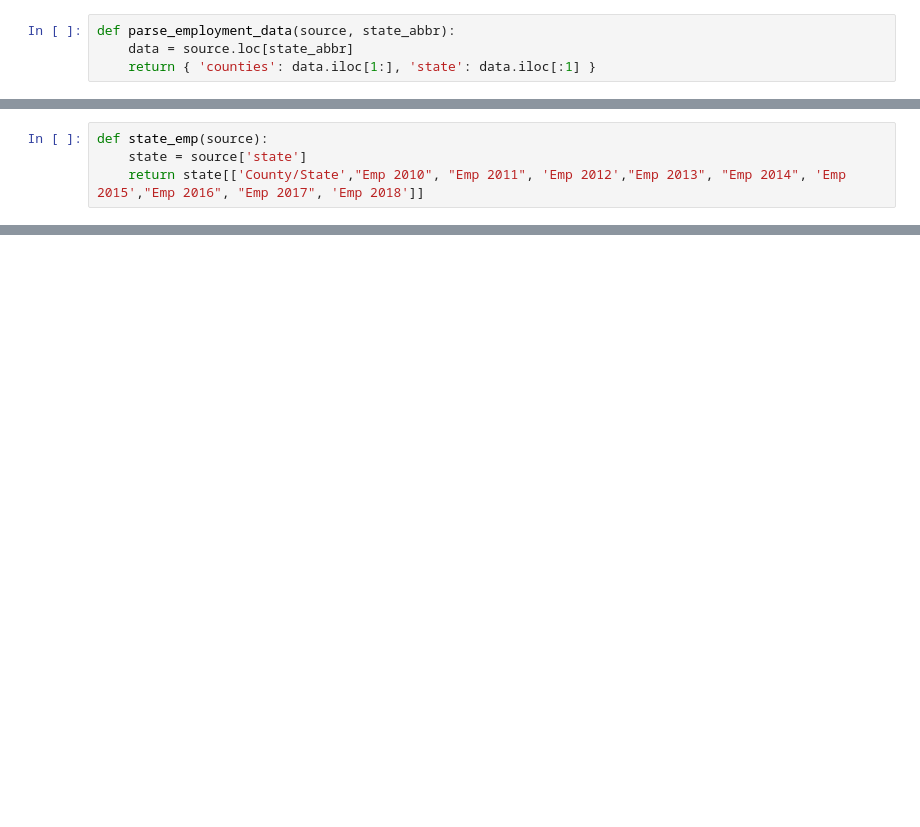
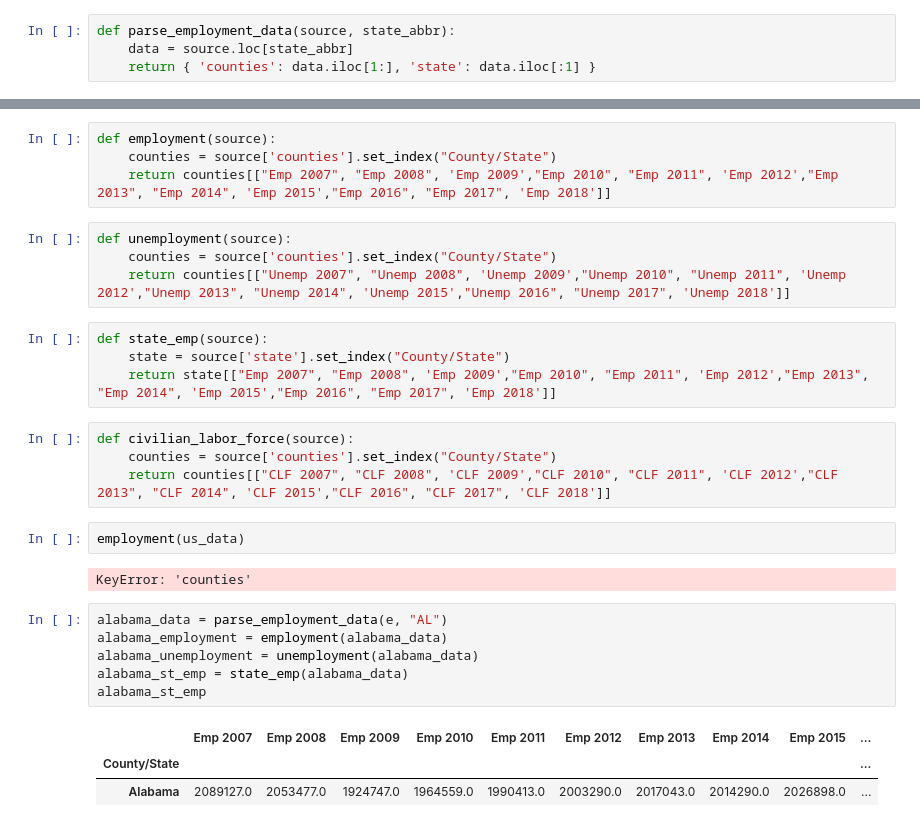
Before and after one commit to shawn-cavalieri/panic_at_the_desktop_project_1, a Jupyter notebook: jack_harvey.ipynb, the cells around one changed output, grey strips where cells are left out. Cells and saved outputs as stored; diff of their text form; blank space fills up the shorter version.

```diff
--- a/jack_harvey.ipynb
+++ b/jack_harvey.ipynb
@@ -64,4 +57,0 @@ def unemployment(source):
-# %%
-def state_emp(source):
-    state = source['state']
-    return state[['County/State',"Emp 2010", "Emp 2011", 'Emp 2012',"Emp 2013", "Emp 2014", 'Emp 2015',"Emp 2016", "Emp 2017", 'Emp 2018']]
@@ -324,0 +58,30 @@ wyoming_unemployment = unemployment(wyoming_data)
+# %%
+def employment(source):
+    counties = source['counties'].set_index("County/State")
+    return counties[["Emp 2007", "Emp 2008", 'Emp 2009',"Emp 2010", "Emp 2011", 'Emp 2012',"Emp 2013", "Emp 2014", 'Emp 2015',"Emp 2016", "Emp 2017", 'Emp 2018']]
+# %%
+def unemployment(source):
+    counties = source['counties'].set_index("County/State")
+    return counties[["Unemp 2007", "Unemp 2008", 'Unemp 2009',"Unemp 2010", "Unemp 2011", 'Unemp 2012',"Unemp 2013", "Unemp 2014", 'Unemp 2015',"Unemp 2016", "Unemp 2017", 'Unemp 2018']]
+# %%
+def state_emp(source):
+    state = source['state'].set_index("County/State")
+    return state[["Emp 2007", "Emp 2008", 'Emp 2009',"Emp 2010", "Emp 2011", 'Emp 2012',"Emp 2013", "Emp 2014", 'Emp 2015',"Emp 2016", "Emp 2017", 'Emp 2018']]
+# %%
+def civilian_labor_force(source):
+    counties = source['counties'].set_index("County/State")
+    return counties[["CLF 2007", "CLF 2008", 'CLF 2009',"CLF 2010", "CLF 2011", 'CLF 2012',"CLF 2013", "CLF 2014", 'CLF 2015',"CLF 2016", "CLF 2017", 'CLF 2018']]
+# %%
+employment(us_data)
+# %% [output]
+KeyError: 'counties'
+# %%
+alabama_data = parse_employment_data(e, "AL")
+alabama_employment = employment(alabama_data)
+alabama_unemployment = unemployment(alabama_data)
+alabama_st_emp = state_emp(alabama_data)
+alabama_st_emp
+# %% [output]
+|  | Emp 2007 | Emp 2008 | Emp 2009 | Emp 2010 | Emp 2011 | Emp 2012 | Emp 2013 | Emp 2014 | Emp 2015 | ... |
+| County/State |  |  |  |  |  |  |  |  |  | ... |
+| Alabama | 2089127.0 | 2053477.0 | 1924747.0 | 1964559.0 | 1990413.0 | 2003290.0 | 2017043.0 | 2014290.0 | 2026898.0 | ... |
```
Also changed, not shown: parts of 104 cells of this notebook.
